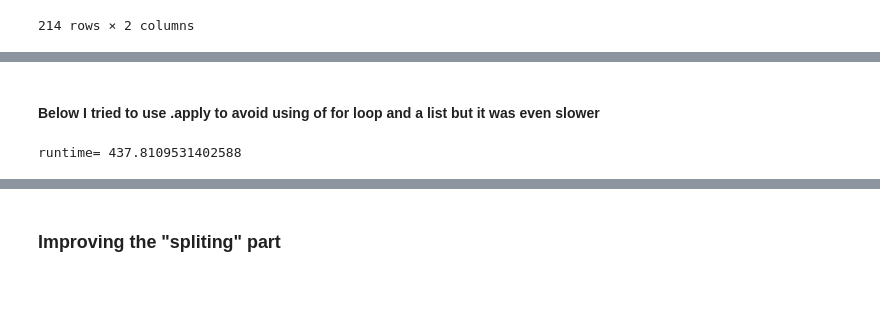
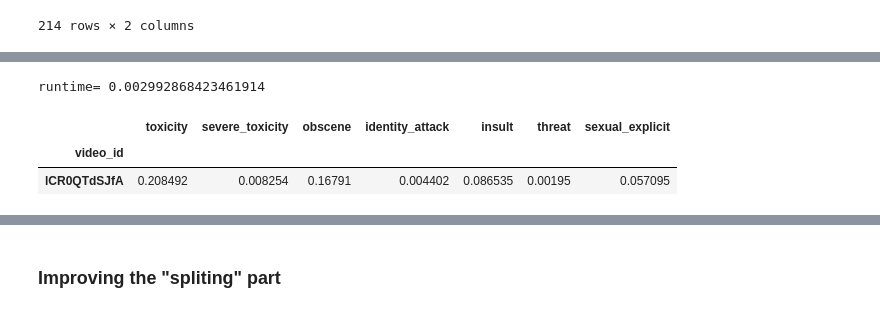
Before and after one commit to epfl-ada/ada-2022-project-strauss, a Jupyter notebook: comments_into_dataframe.ipynb, the cells around one changed output, grey strips where cells are left out. Drawn from its saved outputs; the diff is of its cells as text; code cells hidden in the pictures.

```diff
--- a/comments_into_dataframe.ipynb
+++ b/comments_into_dataframe.ipynb
@@ -70,7 +255,7 @@ df_com.shape[0]
 # %%
-#issue, running time is long, 4.28 seconds for this cell
+#running time= 2 min 30
 
 t=time.time()
-Detoxify('unbiased').predict(['I hate you, I love you', 'haha you dumb'])
+data_detoxify=Detoxify('unbiased').predict(new_list_)
 print('runtime=', time.time()-t)
 # %% [output]
@@ -111,2 +263,3 @@ toxic_df=pd.DataFrame(data=list_detox_results)
 # %%
+toxic_df=pd.DataFrame(data=data_detoxify)
 toxic_df.insert(0, "video_id", video_id, False) #inserts the columns video_id as the first column in the dataset
@@ -145,2 +281,0 @@ toxic_df.describe()
-# %% [markdown]
-#### Below I tried to use .apply to avoid using of for loop and a list but it was even slower
@@ -150,8 +282,12 @@ def Detoxify_df(string):
 # %%
 t=time.time()
-
-df_com['detoxify_score']=df_com.comments.apply(Detoxify_df)
-
+new_df=toxic_df.groupby(by='video_id').mean()
 print('runtime=', time.time()-t)
 # %% [output]
-runtime= 437.8109531402588
+runtime= 0.002992868423461914
+# %%
+new_df
+# %% [output]
+|  | toxicity | severe_toxicity | obscene | identity_attack | insult | threat | sexual_explicit |
+| video_id |  |  |  |  |  |  |  |
+| lCR0QTdSJfA | 0.208492 | 0.008254 | 0.16791 | 0.004402 | 0.086535 | 0.00195 | 0.057095 |
```
Also changed, not shown: parts of 52 cells of this notebook.
